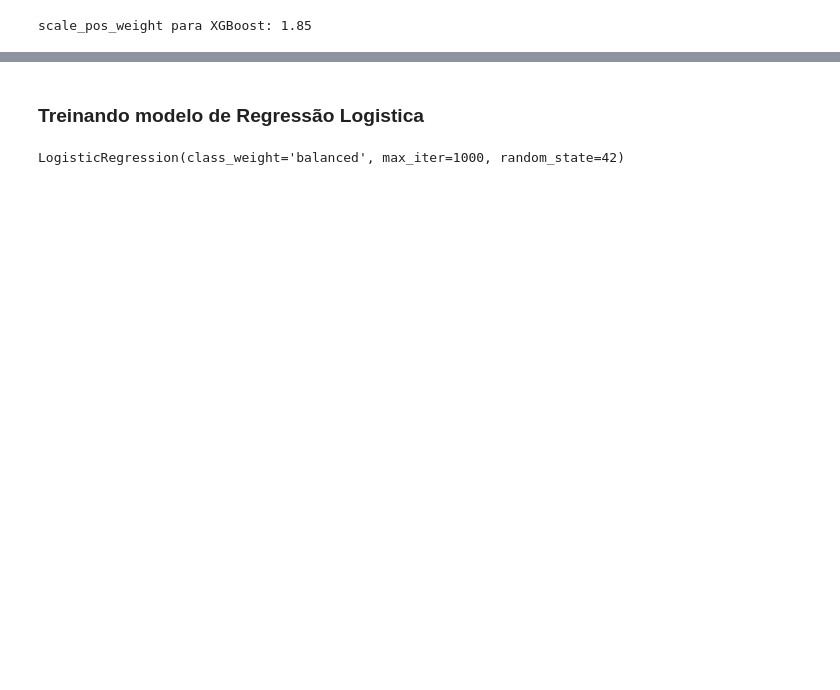
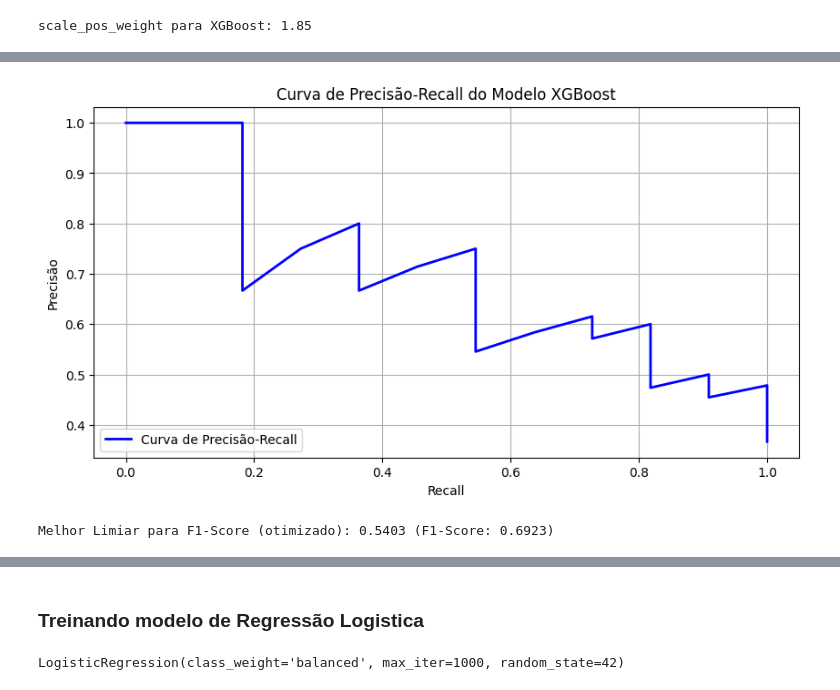
Before and after one commit to LohSilva/projeto_ibovespa, a Jupyter notebook: codigo/ibovespa.ipynb, the cells around one changed output, grey strips where cells are left out. Drawn from its saved outputs; the diff is of its cells as text; code cells hidden in the pictures; blank space fills up the shorter version.

```diff
--- a/codigo/ibovespa.ipynb
+++ b/codigo/ibovespa.ipynb
@@ -743,0 +850,47 @@ Matriz de Confusão:
+# %%
+#Plot da Curva de Precisão-Recall
+precision, recall, thresholds_pr = precision_recall_curve(y_test, y_pred_proba)
+
+plt.figure(figsize=(10, 5))
+plt.plot(recall, precision, color='blue', lw=2, label='Curva de Precisão-Recall')
+plt.xlabel('Recall')
+plt.ylabel('Precisão')
+plt.title('Curva de Precisão-Recall do Modelo XGBoost')
+plt.legend(loc="lower left")
+plt.grid(True)
+plt.show()
+# %% [output]
+[figure, added]
+# %%
+#Encontrando o melhor limiar para F1-Score
+#Iteração sobre os thresholds_pr que vêm da curva de precisão-recall
+#Excluímos o último threshold da lista, pois ele sempre retorna 1.0 para precision e 0.0 para recall
+thresholds_for_f1_optimization = thresholds_pr[:-1]
+
+best_f1 = 0
+best_threshold_f1 = 0.5 #Limiar padrão inicial
+
+#Se houver amostras na lista de thresholds_for_f1_optimization para iterar
+if len(thresholds_for_f1_optimization) > 0:
+    for threshold in thresholds_for_f1_optimization:
+        y_pred_tuned = (y_pred_proba >= threshold).astype(int)
+        y_test_numeric = y_test.astype(int)
+
+        #Evita divisão por zero se não houver previsões da classe 1 ou se não houver 1s reais
+        if np.sum(y_pred_tuned) == 0 and np.sum(y_test.astype(int)) == 0:
+            current_f1 = 1.0 #Perfeito se não há 1s e não previu 1s
+        elif np.sum(y_pred_tuned) == 0 or np.sum(y_test.astype(int)) == 0:
+            current_f1 = 0.0 #Se faltar previsões ou reais, F1 é 0
+        else:
+            current_f1 = f1_score(y_test, y_pred_tuned)
+
+        if current_f1 > best_f1:
+            best_f1 = current_f1
+            best_threshold_f1 = threshold
+
+    print(f"\nMelhor Limiar para F1-Score (otimizado): {best_threshold_f1:.4f} (F1-Score: {best_f1:.4f})")
+else:
+    print("\nNão foi possível otimizar o limiar para F1-Score, pois não há thresholds suficientes ou dados para cálculo.")
+    print("Mantendo o limiar padrão de 0.5 para avaliação.")
+# %% [output]
+Melhor Limiar para F1-Score (otimizado): 0.5403 (F1-Score: 0.6923)
```
Also changed, not shown: parts of 26 cells of this notebook.
